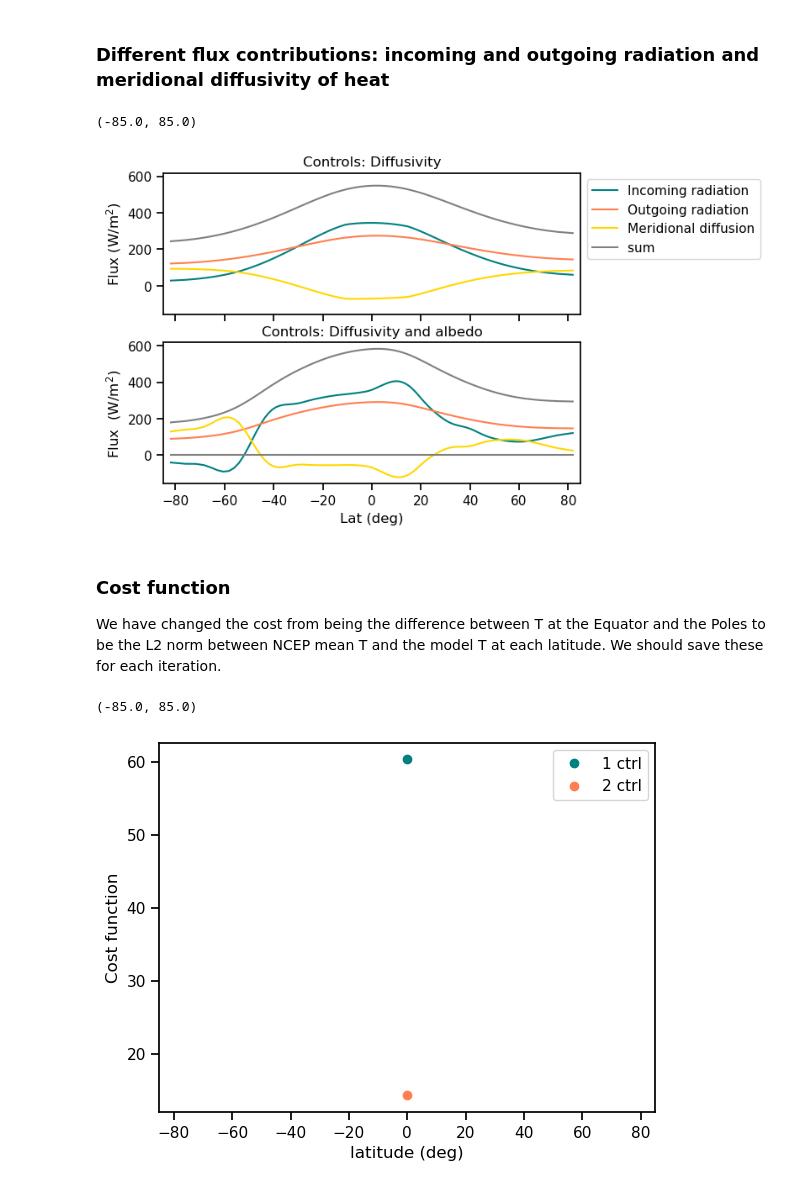
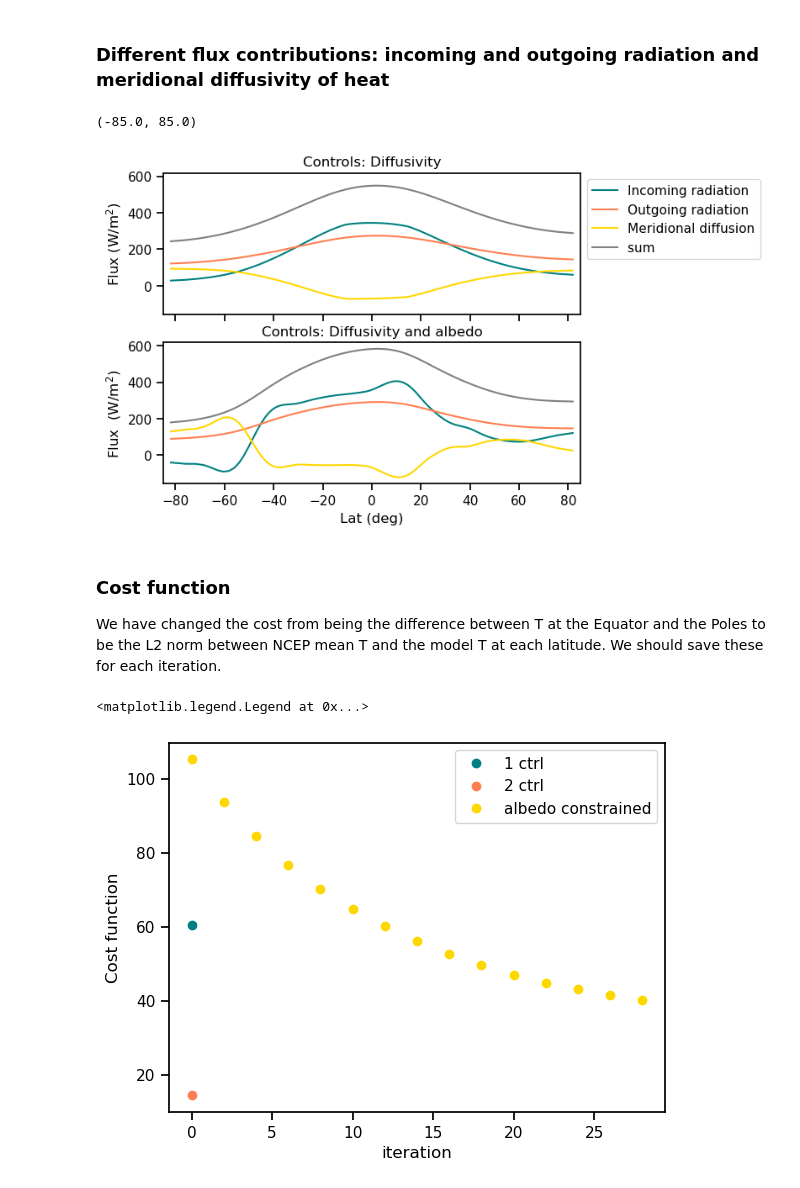
Before and after one commit to ECCO-Summer-School/ESS25-Team_FLOW, a Jupyter notebook: notebooks/comp_1vs2controls.ipynb, the cells around one changed output. Saved outputs shown, nothing was run; the diff lists cells and outputs as text; code cells hidden in the pictures.

```diff
--- a/notebooks/comp_1vs2controls.ipynb
+++ b/notebooks/comp_1vs2controls.ipynb
@@ -17,7 +17,7 @@ def get_field(varname, exp, dir_path):
     return(field)
 # %%
 # Set context for plots 'talk' or 'notebook'
-sns.set_context('notebook')
+sns.set_context('talk')
 
 # get temperature from NCEP Reanalysis (the "observations" we want to adjust towards)
 filencep = '/efs_ecco/kramosmu/FLOW/ESS25_AD/noah/budyko_sellers_DA/DA_results/T_zonalmean_NCEP.dat'
@@ -26,12 +26,16 @@ temp_ncep = pd.read_csv(filencep, header=None)
 # Directories for runs with 1 control and 2 controls
 dir_path1 = '/efs_ecco/kramosmu/FLOW/ESS25_AD/noah/budyko_sellers_DA/' # one contol
 dir_path2 = '/efs_ecco/kramosmu/FLOW/ESS25_AD/budyko_sellers_DA_NR/' # two controls
+dir_path3 = '/efs_ecco/nrosenbe/bs_DA_albedo_constrained/' # two controls
+dir_path4 = '/efs_ecco/nrosenbe/ESS25-Team_FLOW/' # two controls
+
 exp = 'DA_results/'
 
 # Get fields
 lat = get_field('latitude', exp, dir_path1)
 temp1 = get_field('temperature', exp, dir_path1)
 temp2 = get_field('temperature', exp, dir_path2)
+temp3 = get_field('temperature', exp, dir_path3)
 # %%
 fig, (ax) = plt.subplots(1,1)
 ax.plot(lat,temp_ncep, '--',color='0.5', label='reanalysis')
@@ -95,7 +103,7 @@ ax.legend(bbox_to_anchor=(1,1))
 ax.set_xlim(-85,85)
 # %% [output]
 (-85.0, 85.0)
-[figure, old version]
+[figure, new version]
 # %% [markdown]
 ### Cost function
 
@@ -103,14 +111,16 @@ We have changed the cost from being the difference between T at the Equator and
 # %%
 J1 = get_field('J', exp, dir_path1)
 J2 = get_field('J', exp, dir_path2)
+J3 = get_field('J', exp, dir_path3)
 # %%
 fig, (ax) = plt.subplots(1,1)
 ax.plot(J1,'o', label='1 ctrl', color='teal' )
 ax.plot(J2,'o', label='2 ctrl', color='coral' )
+ax.plot(J3[::2],'o', label='albedo constrained', color='gold' )
+
 ax.set_ylabel(r'Cost function')
-ax.set_xlabel('latitude (deg)')
+ax.set_xlabel('iteration')
 ax.legend(bbox_to_anchor=(1,1))
-ax.set_xlim(-85,85)
 # %% [output]
-(-85.0, 85.0)
+<matplotlib.legend.Legend at 0x...>
-[figure, old version]
+[figure, new version]
```
Also changed, not shown: parts of 2 cells of this notebook, 8 other files.
